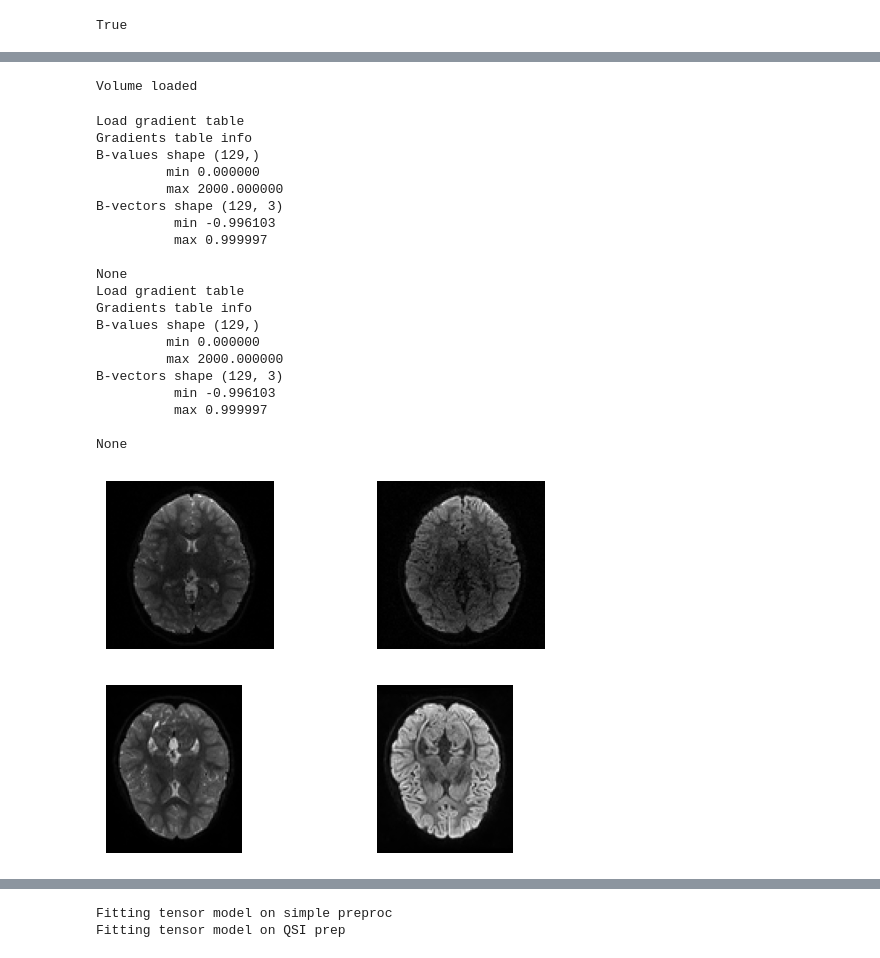
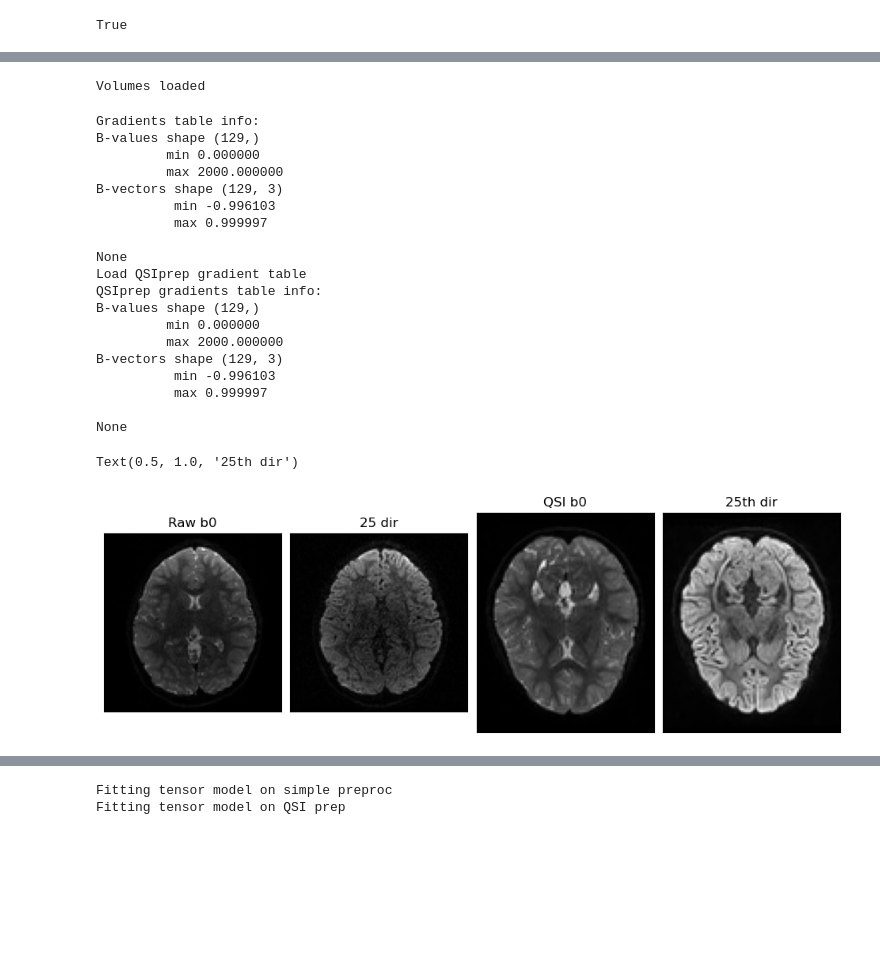
Before and after one commit to NeuroHackademy2024/diffusion-mri, a Jupyter notebook: code/004_recon_test_model_comp.ipynb, the cells around one changed output, grey strips where cells are left out. Drawn from its saved outputs; the diff is of its cells as text; code cells hidden in the pictures; blank space fills up the shorter version.

```diff
--- a/code/004_recon_test_model_comp.ipynb
+++ b/code/004_recon_test_model_comp.ipynb
@@ -54,16 +54,16 @@ bids_desc  = 'preproc'
 # %%
 # Set & load DWI file names
 from dipy.io.image import load_nifti, save_nifti
-t1_fname = bids_path / bids_sub / f'ses-{bids_ses}' /'anat' / f'{bids_sub}_ses-{bids_ses}_acq-{bids_acq_anat}_T1w.nii.gz'
-t1_data, t1_affine, t1_nii    = load_nifti(t1_fname, return_img=True)
+# we might need T1w
+t1_fname   = bids_path / bids_sub / f'ses-{bids_ses}' /'anat' / f'{bids_sub}_ses-{bids_ses}_acq-{bids_acq_anat}_T1w.nii.gz'
+t1_data, t1_affine, t1_nii = load_nifti(t1_fname, return_img=True)
 
-# load raw DWI file names
+# Set raw DWI file names
 dwi_fname  = bids_path / bids_sub / f'ses-{bids_ses}' / 'dwi' / f'{bids_sub}_ses-{bids_ses}_acq-{bids_acq}_dwi.nii.gz'
 bval_fname = bids_path / bids_sub / f'ses-{bids_ses}' / 'dwi' / f'{bids_sub}_ses-{bids_ses}_acq-{bids_acq}_dwi.bval'
 bvec_fname = bids_path / bids_sub / f'ses-{bids_ses}' / 'dwi' / f'{bids_sub}_ses-{bids_ses}_acq-{bids_acq}_dwi.bvec'
-# type(dwi_fname)
 
-# Load QSIprep outputs
+# Set QSIprep output file names
 dwi_fname_qsi  = qsi_path / bids_sub / f'ses-{bids_ses}' / 'dwi' / f'{bids_sub}_ses-{bids_ses}_acq-{bids_acq}_space-{bids_space}_desc-{bids_desc}_dwi.nii.gz'
 bval_fname_qsi = qsi_path / bids_sub / f'ses-{bids_ses}' / 'dwi' / f'{bids_sub}_ses-{bids_ses}_acq-{bids_acq}_space-{bids_space}_desc-{bids_desc}_dwi.bval'
 bvec_fname_qsi = qsi_path / bids_sub / f'ses-{bids_ses}' / 'dwi' / f'{bids_sub}_ses-{bids_ses}_acq-{bids_acq}_space-{bids_space}_desc-{bids_desc}_dwi.bvec'
@@ -79,9 +79,9 @@ dwi_data_qsi, dwi_affine, dwi_nii = load_nifti(dwi_fname_qsi, return_img=True)
 dwi_nii_qsi     = nib.load(dwi_fname_qsi)
 dwi_data_qsi    = dwi_nii.get_fdata()
 dwi_hdr_qsi     = dwi_nii.header
-print('Volume loaded')
+print('Volumes loaded')
 # %% [output]
-Volume loaded
+Volumes loaded
 # %%
 # # returns dwi data size &  dimensions of each voxel
 # print('DWI shape:')
@@ -93,22 +93,18 @@ Volume loaded
 from dipy.io import read_bvals_bvecs
 from dipy.core.gradients import gradient_table
 
+# Just as sanity check, see if gradient table looks reasonable
 # get bvals and bvecs in a diffusion gradient table
 bvals, bvecs = read_bvals_bvecs(bval_fname.fspath, bvec_fname.fspath)
-print('Load gradient table')
 gtab = gradient_table(bvals, bvecs)
-
-# Take  aquick look at the gradient table info & bvals
-print('Gradients table info')
+print('Gradients table info:')
 print(gtab.info)
 
-# get bvals and bvecs in a diffusion gradient table
+# Now get the diffusion gradient table for QSIprep
 bvals_qsi, bvecs_qsi = read_bvals_bvecs(bval_fname_qsi.as_posix(), bvec_fname_qsi.as_posix())
-print('Load gradient table')
+print('Load QSIprep gradient table')
 gtab_qsi = gradient_table(bvals, bvecs)
-
-# Take  aquick look at the gradient table & bvals
-print('Gradients table info')
+print('QSIprep gradients table info:')
 print(gtab_qsi.info)
 
 # # Show gradient table info & bvals
@@ -117,8 +113,7 @@ print(gtab_qsi.info)
 # print('B-vectors')
 # print(gtab.bvecs[:10, :])
 # %% [output]
-Load gradient table
-Gradients table info
+Gradients table info:
 B-values shape (129,)
          min 0.000000
          max 2000.000000
@@ -127,8 +122,8 @@ B-vectors shape (129, 3)
           max 0.999997
 
 None
-Load gradient table
-Gradients table info
+Load QSIprep gradient table
+QSIprep gradients table info:
 B-values shape (129,)
          min 0.000000
          max 2000.000000
@@ -138,31 +133,27 @@ B-vectors shape (129, 3)
 
 None
 # %%
-# quickly visualize the results
+# Quickly visualize loaded volumes
 import matplotlib.pyplot as plt
+sli     = dwi_data.shape[2] // 2     # set a slice in the middle
+sli_qsi = dwi_data_qsi.shape[2] // 2 # set a slice in the middle
 
-sli = dwi_data.shape[2] // 2
-plt.figure('Showing the datasets')
-# plt.subplot(1, 3, 1).set_axis_off()                                  # plot volume in the left
-# plt.imshow(t1_data[:, :, 150].T, cmap ='gray', origin='lower')       # plot T1w sag view, slice 85 -roughly middline
-plt.subplot(2, 2, 1).set_axis_off()     # plot volume in the middle
-plt.imshow(dwi_data[:, :, sli, 0].T, cmap='gray', origin='lower')    # plot dMRI in axial view, slice 35 of volume 0 (b0)
-plt.subplot(2, 2, 2).set_axis_off()     # plot volume in the right
-plt.imshow(dwi_data[:, :, sli, 25].T, cmap='gray', origin='lower')   # plot dMRI in axial view, slice 35 of volume 24
-plt.show()
+# Check out both Raw & QSI data
+# prepare to plot
+fig1, ax = plt.subplots(1, 4, figsize=(12, 12), subplot_kw={'xticks': [], 'yticks': []})
+fig1.subplots_adjust(hspace=0.3, wspace=0.05)
 
-sli_qsi = dwi_data_qsi.shape[2] // 2
-plt.figure('Showing the datasets')
-# plt.subplot(1, 3, 1).set_axis_off()                                  # plot volume in the left
-# plt.imshow(t1_data[:, :, 150].T, cmap ='gray', origin='lower')       # plot T1w sag view, slice 85 -roughly middline
-plt.subplot(2, 2, 3).set_axis_off()     # plot volume in the middle
-plt.imshow(dwi_data_qsi[:, :, sli_qsi, 0].T, cmap='gray', origin='lower')    # plot dMRI in axial view, slice 35 of volume 0 (b0)
-plt.subplot(2, 2, 4).set_axis_off()     # plot volume in the right
-plt.imshow(dwi_data_qsi[:, :, sli_qsi, 25].T, cmap='gray', origin='lower')   # plot dMRI in axial view, slice 35 of volume 24
-plt.show()
+ax.flat[0].imshow(dwi_data[:, :, sli, 0].T, cmap='gray', origin='lower')
+ax.flat[0].set_title('Raw b0')
+ax.flat[1].imshow(dwi_data[:, :, sli, 25].T, cmap='gray', origin='lower')         # plot another volume in axial view
+ax.flat[1].set_title('25 dir')
+ax.flat[2].imshow(dwi_data_qsi[:, :, sli_qsi, 0].T, cmap='gray', origin='lower')
+ax.flat[2].set_title('QSI b0')
+ax.flat[3].imshow(dwi_data_qsi[:, :, sli_qsi, 25].T, cmap='gray', origin='lower') # plot another volume in axial view
+ax.flat[3].set_title('25th dir')
 # %% [output]
+Text(0.5, 1.0, '25th dir')
-[figure, old version]
+[figure, new version]
-[figure, removed]
 # %%
 #  Create the dwi masks
 from dipy.segment.mask import median_otsu, multi_median
```
Also changed, not shown: parts of 18 cells of this notebook.
